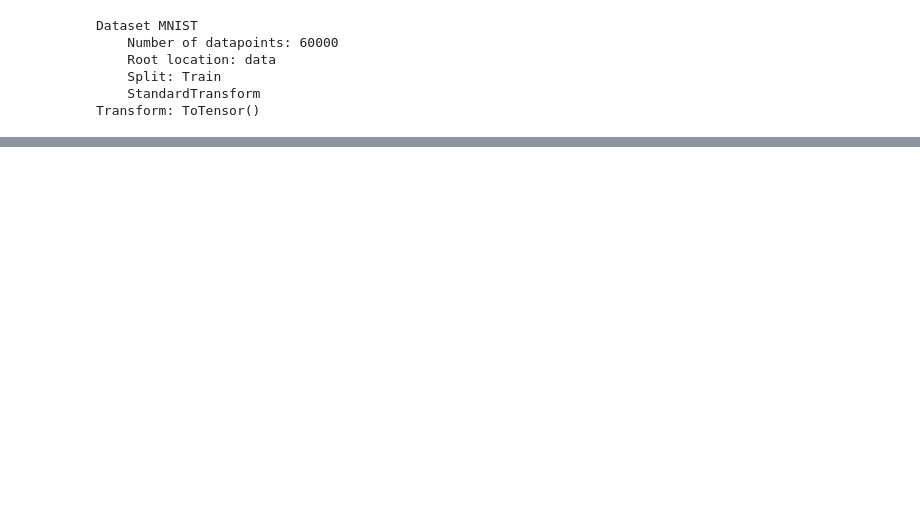
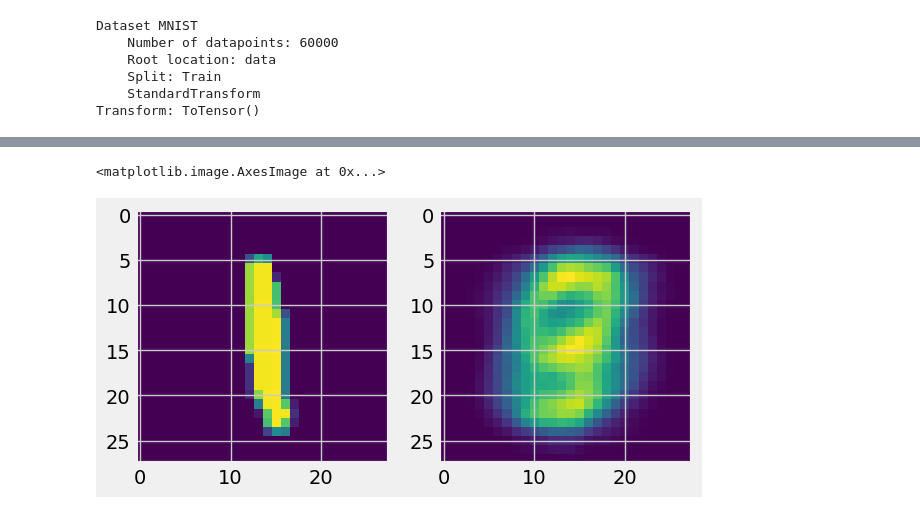
Before and after one commit to jetark/autoencoders, a Jupyter notebook: autoencoder.ipynb, the cells around one changed output, grey strips where cells are left out. Cells and saved outputs as stored; diff of their text form; code cells hidden in the pictures; blank space fills up the shorter version.

```diff
--- a/autoencoder.ipynb
+++ b/autoencoder.ipynb
@@ -155,0 +171,11 @@ plt.plot(losses[:100])
+# %%
+sample_index = torch.randint(len(data), size=(1,)).item()
+img, label = data[sample_index]
+img = img.reshape(-1, 784)
+reconstructed_img = AE(img).reshape(-1, 28, 28)
+fig, (ax1, ax2) = plt.subplots(1,2)
+ax1.imshow(img.squeeze().reshape(28,28))
+ax2.imshow(reconstructed_img.detach().squeeze())
+# %% [output]
+<matplotlib.image.AxesImage at 0x...>
+[figure, added]
```
Also changed, not shown: parts of 4 cells of this notebook, 1 other file.
